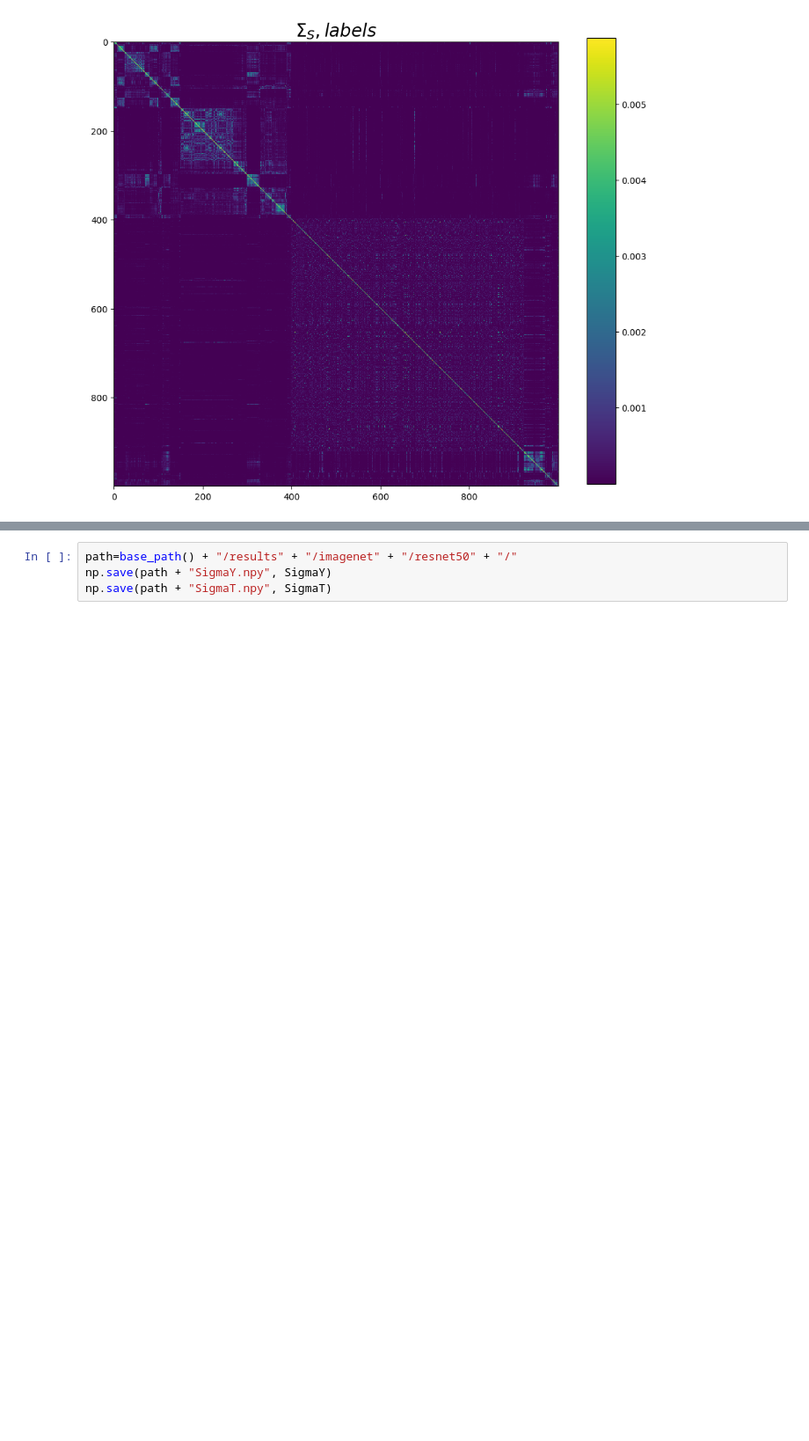
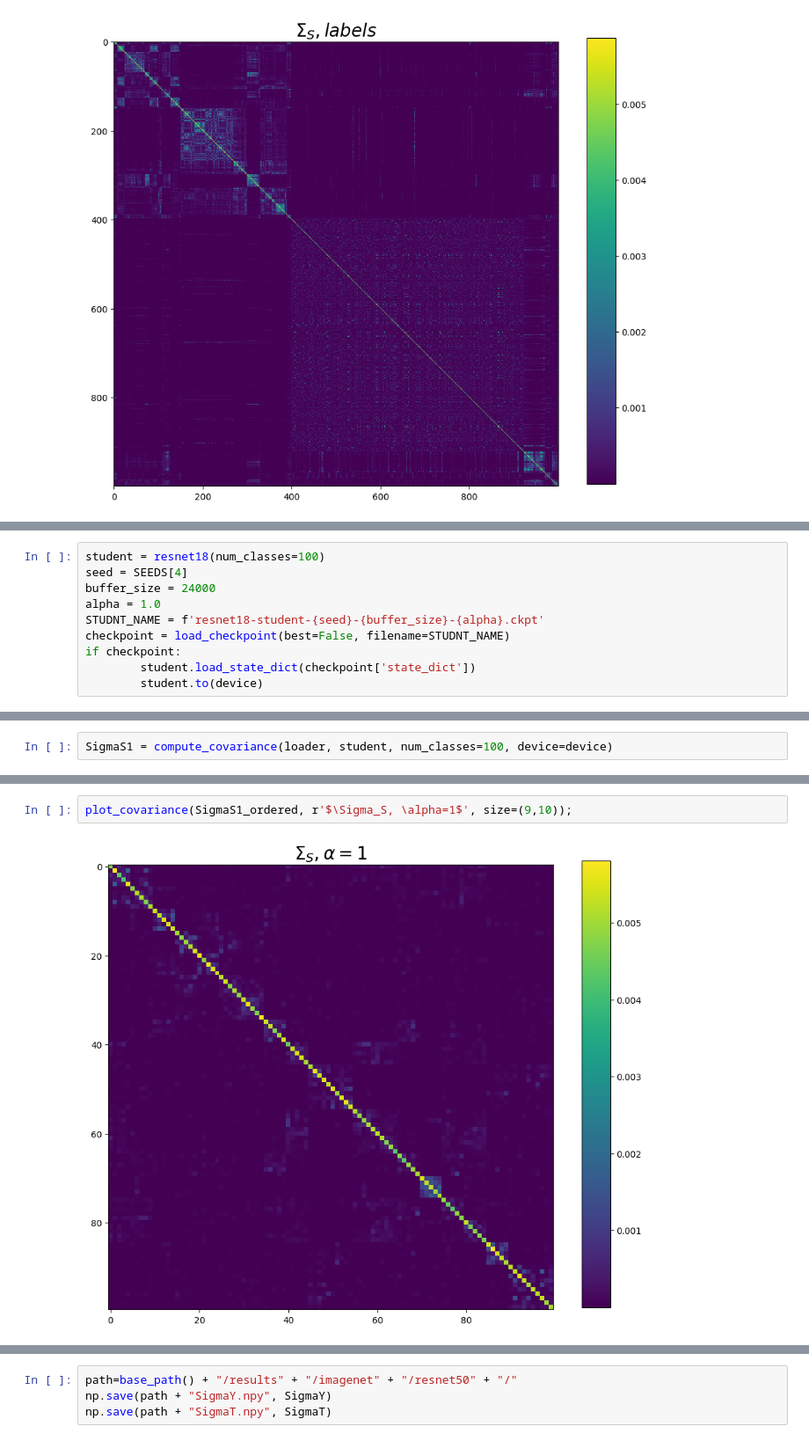
Before and after one commit to GiuliaLanzillotta/DED, a Jupyter notebook: scripts/covariances.ipynb, the cells around one changed output, grey strips where cells are left out. Shown at 88% size. Cells and saved outputs as stored; diff of their text form; blank space fills up the shorter version.

```diff
--- a/scripts/covariances.ipynb
+++ b/scripts/covariances.ipynb
@@ -222,0 +327,10 @@ plot_covariance(SigmaS_2, r'$\Sigma_S, labels$', size=(9,10));
+# %%
+student = resnet18(num_classes=100)
+seed = SEEDS[4]
+buffer_size = 24000
+alpha = 1.0
+STUDNT_NAME = f'resnet18-student-{seed}-{buffer_size}-{alpha}.ckpt'
+checkpoint = load_checkpoint(best=False, filename=STUDNT_NAME)
+if checkpoint:
+        student.load_state_dict(checkpoint['state_dict'])
+        student.to(device)
@@ -222,0 +339,2 @@ plot_covariance(SigmaS_2, r'$\Sigma_S, labels$', size=(9,10));
+# %%
+SigmaS1 = compute_covariance(loader, student, num_classes=100, device=device)
@@ -222,0 +349,4 @@ plot_covariance(SigmaS_2, r'$\Sigma_S, labels$', size=(9,10));
+# %%
+plot_covariance(SigmaS1_ordered, r'$\Sigma_S, \alpha=1$', size=(9,10));
+# %% [output]
+[figure, added]
```
Also changed, not shown: parts of 41 cells of this notebook, 14 other files.
